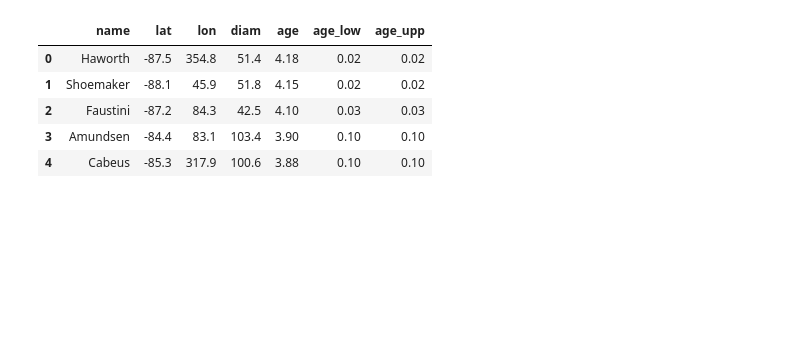
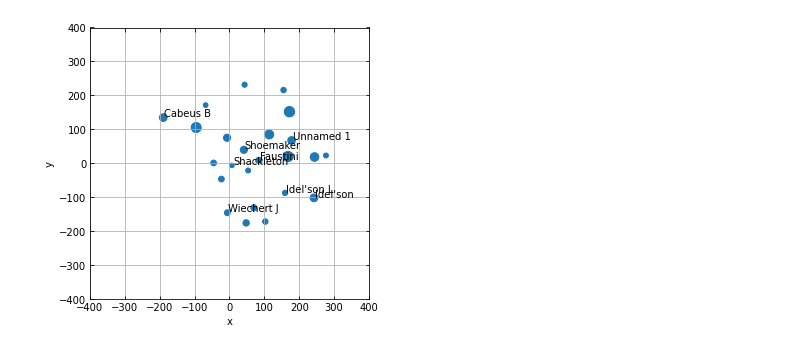
Before and after one commit to cjtu/moonpies, a Jupyter notebook: code/cannon2020.ipynb, the cells around one changed output. Drawn from its saved outputs; the diff is of its cells as text; code cells hidden in the pictures; blank space fills up the shorter version.

```diff
--- a/code/cannon2020.ipynb
+++ b/code/cannon2020.ipynb
@@ -1,23 +1,40 @@
 # %%
 import numpy as np
 import pandas as pd
+import rasterio as rio
+import cannon2020 as model
 import matplotlib.pyplot as plt
+
+plt.rcParams.update({
+    'figure.figsize': (8, 8),
+    'figure.facecolor': 'white',
+    'xtick.top': True,
+    'xtick.direction': 'in',
+    'ytick.right': True,
+    'ytick.direction': 'in',
+})
 
 # Constants
 f24 = False
 pct_area = 1.30e4
 hop_efficiency = 0.054  # From modified Kloos model with Hayne area - Cannon 2020
 timesteps = np.arange(425)[::-1] * 0.01  # Gyr, each step is 10 Myr
 
 # Read in Cannon 2020 crater list
-fcraters = '~/projects/ESSI_2021/data/cannon2020_crater_ages.csv'
+fcraters = '~/projects/essi21/data/cannon2020_crater_ages.csv'
 cols = ('name', 'lat', 'lon', 'diam', 'age', 'age_low', 'age_upp')
 df = pd.read_csv(fcraters, names=cols, header=0)
+df['x'], df['y'] = model.latlon2xy(df.lat, df.lon)
 df.head()
+
+# Show crater locations
+fig, ax = plt.subplots(figsize=(5, 5))
+df.plot('x', 'y', s='diam', kind='scatter', ax=ax)
+for i, row in df.sort_values('lat')[::3].iterrows():
+    ax.annotate(row['name'], (row.x, row.y), xytext=(1, 1), textcoords='offset points')
+ax.set_xlim(-400, 400)
+ax.set_ylim(-400, 400)
+plt.grid()
+plt.show()
 # %% [output]
-|  | name | lat | lon | diam | age | age_low | age_upp |
-| 0 | Haworth | -87.5 | 354.8 | 51.4 | 4.18 | 0.02 | 0.02 |
-| 1 | Shoemaker | -88.1 | 45.9 | 51.8 | 4.15 | 0.02 | 0.02 |
-| 2 | Faustini | -87.2 | 84.3 | 42.5 | 4.10 | 0.03 | 0.03 |
-| 3 | Amundsen | -84.4 | 83.1 | 103.4 | 3.90 | 0.10 | 0.10 |
-| 4 | Cabeus | -85.3 | 317.9 | 100.6 | 3.88 | 0.10 | 0.10 |
+[figure, added]
```
Also changed, not shown: parts of 12 cells of this notebook, 30 other files.
